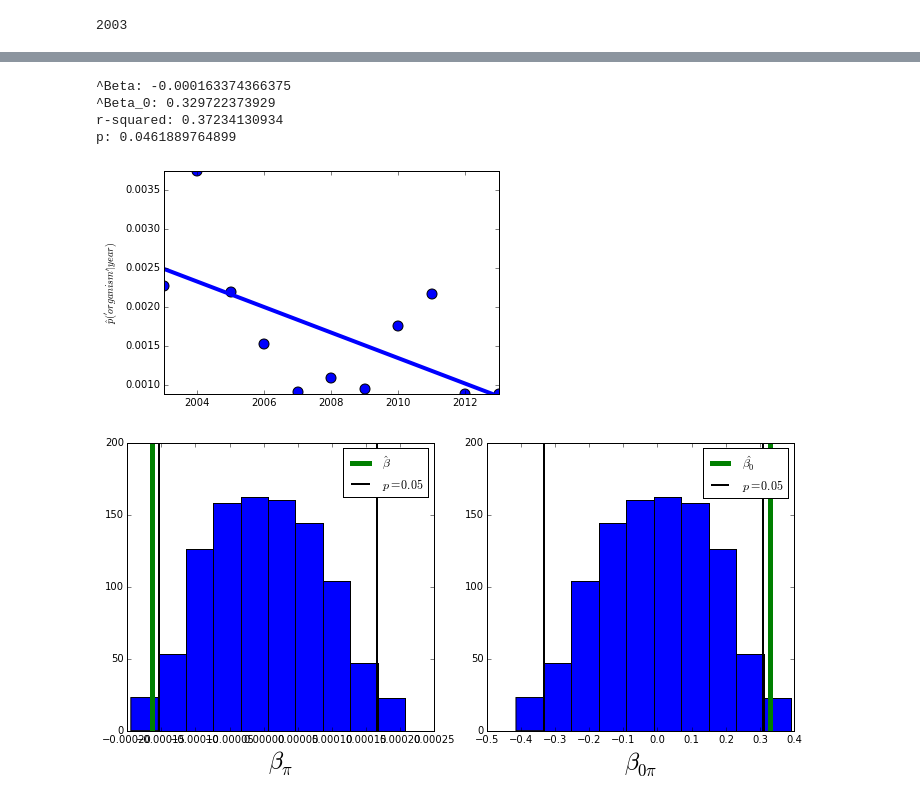
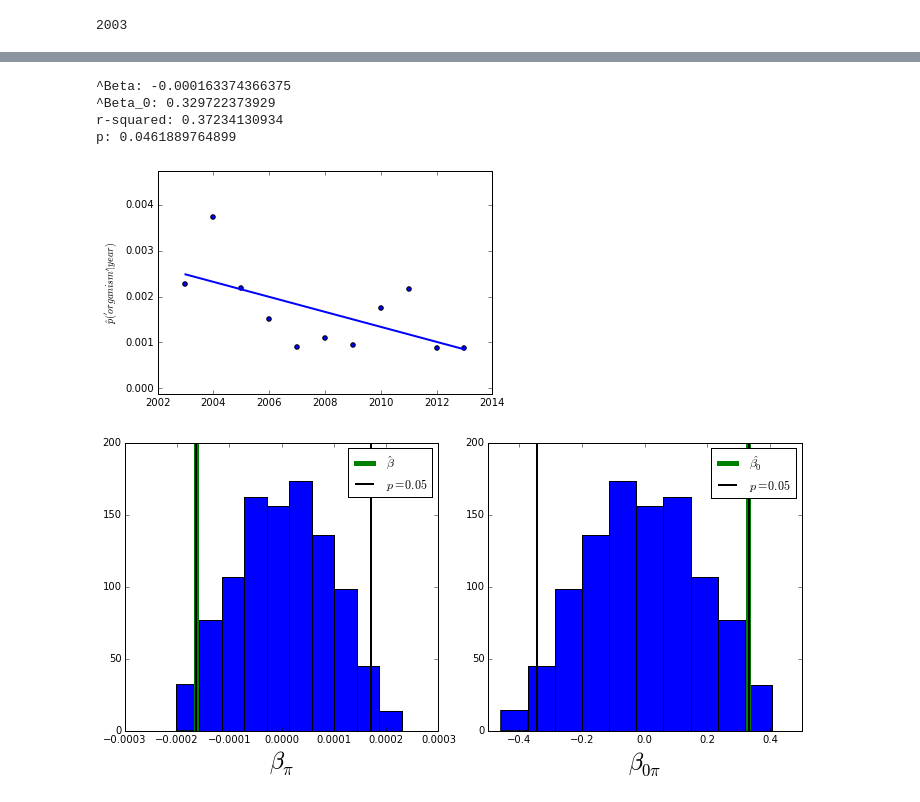
Before and after one commit to diging/methods, a Jupyter notebook: 1. Working with Texts/1.2 Change over time/1.2.2 Alternate corpus format.ipynb, the cells around one changed output, grey strips where cells are left out. Saved outputs shown, nothing was run; the diff lists cells and outputs as text; code cells hidden in the pictures.

```diff
--- a/1. Working with Texts/1.2 Change over time/1.2.2 Alternate corpus format.ipynb
+++ b/1. Working with Texts/1.2 Change over time/1.2.2 Alternate corpus format.ipynb
@@ -61,0 +40,4 @@ plt.show()
+# %%
+organism_data = pd.DataFrame(columns=['Year', 'Probability'])
+for i, (year, counts) in enumerate(word_probs_over_time.items()):
+    organism_data.loc[i] = [year, counts.prob('organism')]
@@ -62,16 +68,16 @@ plt.show()
 # %%
 from scipy.stats import linregress
-Beta, Beta0, r, p, stde = linregress(X, Y)
+Beta, Beta0, r, p, stde = linregress(organism_data.Year, organism_data.Probability)
 
 print '^Beta:', Beta
 print '^Beta_0:', Beta0
 print 'r-squared:', r*r
 print 'p:', p
 
-plt.scatter(X, Y, s=100)    # Create a scatterplot.
-plt.plot(X, [Beta0 + Beta*x  for x in X], lw=4)
-plt.ylim(min(Y), max(Y))    # Scale the Y axis.
-plt.xlim(min(X), max(X))
+plt.scatter(organism_data.Year, organism_data.Probability)
+plt.plot(organism_data.Year, Beta0 + Beta*organism_data.Year, lw=2)
+plt.ylim(organism_data.Probability.min() - 0.001,
+         organism_data.Probability.max() + 0.001)
 plt.ylabel('$\\hat{p}(\'organism\'|year)$')
 plt.show()
 # %% [output]
@@ -79,39 +85,43 @@ plt.show()
 ^Beta_0: 0.329722373929
 r-squared: 0.37234130934
 p: 0.0461889764899
-[figure, old version]
+[figure, new version]
-# %%
-# We can use underscores `_` for values that we don't want to keep.
-Beta_samples, Beta0_samples, _, _, _ = zip(*[linregress(X, np.random.permutation(Y))
-                                             for i in xrange(1000)])
+# %%
+samples = pd.DataFrame(columns=['Beta_pi', 'Beta0_pi'])
+for i in xrange(1000):
+    shuffled_probability = np.random.permutation(organism_data.Probability)
+    Beta_pi, Beta0_pi, _, _, _ = linregress(organism_data.Year, shuffled_probability)
+    samples.loc[i] = [Beta_pi, Beta0_pi]
 # %%
 plt.figure(figsize=(10, 5))
 
 plt.subplot(121)
-plt.hist(Beta_samples)    # Histogram of Beta values from permutations.
+plt.hist(samples.Beta_pi)    # Histogram of Beta values from permutations.
 plt.plot([Beta, Beta], [0, 200],     # Beta from the observed data.
          lw=5, label='$\\hat{\\beta}$')
 
 # Plot the upper and lower bounds of the inner 95% probability.
-Beta_upper, Beta_lower = np.percentile(Beta_samples, 97.5), np.percentile(Beta_samples, 2.5)
+Beta_upper = np.percentile(samples.Beta_pi, 97.5)
+Beta_lower = np.percentile(samples.Beta_pi, 2.5)
 plt.plot([Beta_upper, Beta_upper], [0, 200], color='k', lw=2, label='$p = 0.05$')
 plt.plot([Beta_lower, Beta_lower], [0, 200], color='k', lw=2)
 
 plt.legend()
 plt.xlabel('$\\beta_{\\pi}$', fontsize=24)
 
 # Same procedure for Beta0.
 plt.subplot(122)
-plt.hist(Beta0_samples)
+plt.hist(samples.Beta0_pi)
 plt.plot([Beta0, Beta0], [0, 200], lw=5, label='$\\hat{\\beta_0}$')
 
-Beta0_upper, Beta0_lower = np.percentile(Beta0_samples, 97.5), np.percentile(Beta0_samples, 2.5)
+Beta0_upper = np.percentile(samples.Beta0_pi, 97.5)
+Beta0_lower = np.percentile(samples.Beta0_pi, 2.5)
 plt.plot([Beta0_upper, Beta0_upper], [0, 200], color='k', lw=2, label='$p = 0.05$')
 plt.plot([Beta0_lower, Beta0_lower], [0, 200], color='k', lw=2)
 
 plt.legend()
 plt.xlabel('$\\beta_{0\\pi}$', fontsize=24)
 plt.tight_layout()
 plt.show()
 # %% [output]
-[figure, old version]
+[figure, new version]
```
Also changed, not shown: parts of 20 cells of this notebook, 12 other files.
